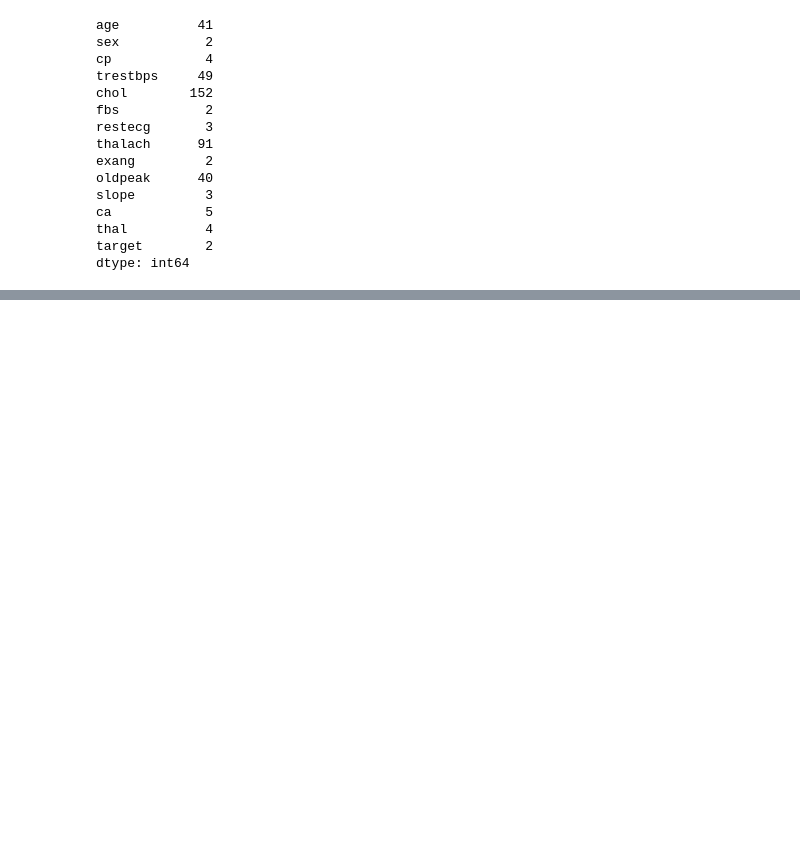
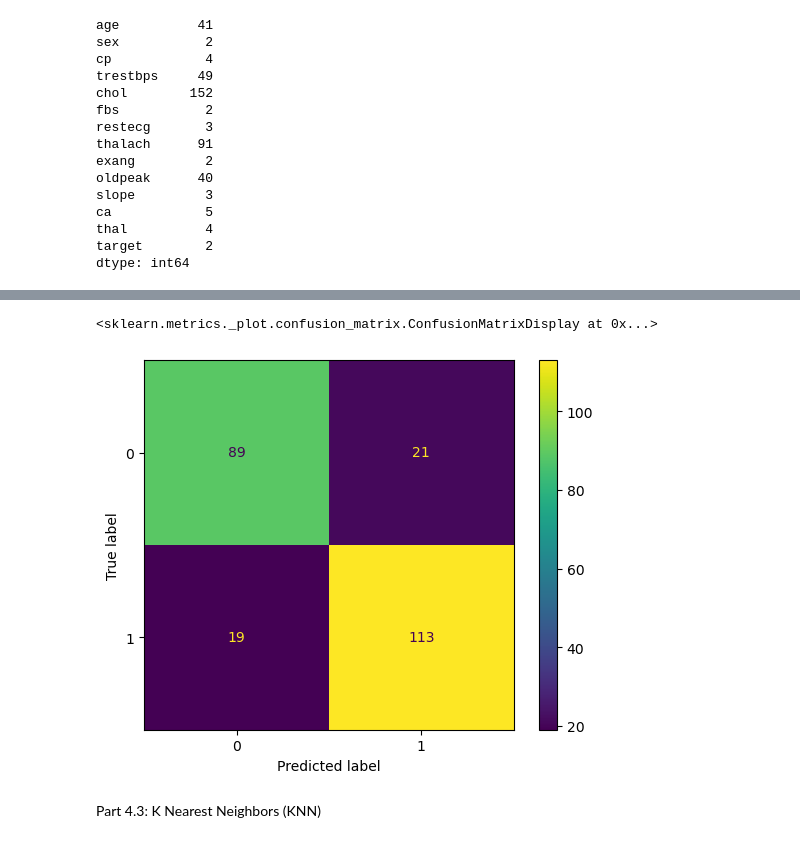
Before and after one commit to applewu265/PythonML_Projects, a Jupyter notebook: Heart_Disease_Prediction/cvd_predictions.ipynb, the cells around one changed output, grey strips where cells are left out. Drawn from its saved outputs; the diff is of its cells as text; code cells hidden in the pictures; blank space fills up the shorter version.

```diff
--- a/Heart_Disease_Prediction/cvd_predictions.ipynb
+++ b/Heart_Disease_Prediction/cvd_predictions.ipynb
@@ -50,0 +151,4 @@ dtype: int64
+# %%
+from sklearn.svm import SVC
+svm = Pipeline([("preprocessing", preprocessing), ("classifier", SVC(kernel = "rbf", C = 1.0))])
+svm.fit(X_train, y_train)
@@ -50,0 +173,10 @@ dtype: int64
+# %%
+svm_predictions = cross_val_predict(svm, X_train, y_train, cv = 5)
+svm_cm = confusion_matrix(y_train, svm_predictions)
+svm_disp = ConfusionMatrixDisplay(confusion_matrix = svm_cm)
+svm_disp.plot()
+# %% [output]
+<sklearn.metrics._plot.confusion_matrix.ConfusionMatrixDisplay at 0x...>
+[figure, added]
+# %% [markdown]
+Part 4.3: K Nearest Neighbors (KNN)
```
Also changed, not shown: parts of 22 cells of this notebook.
